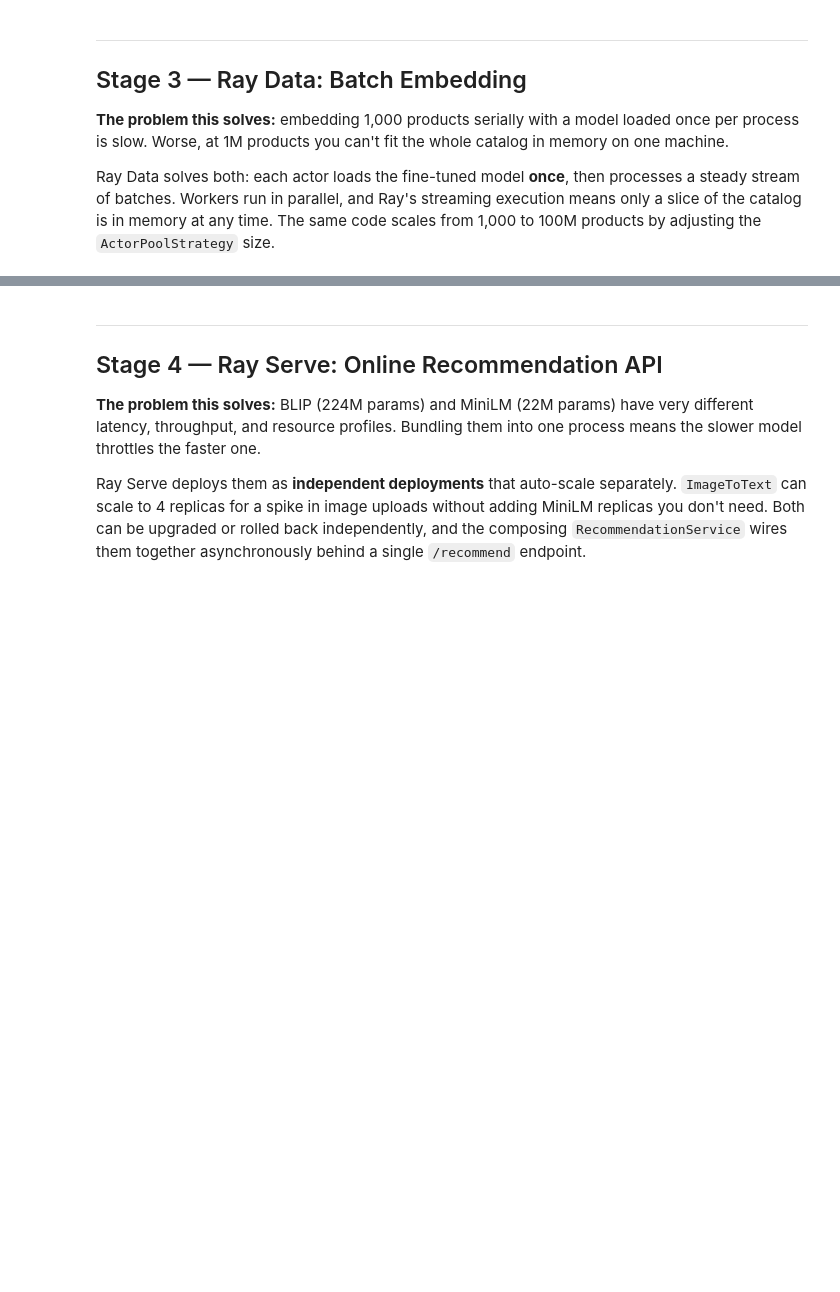
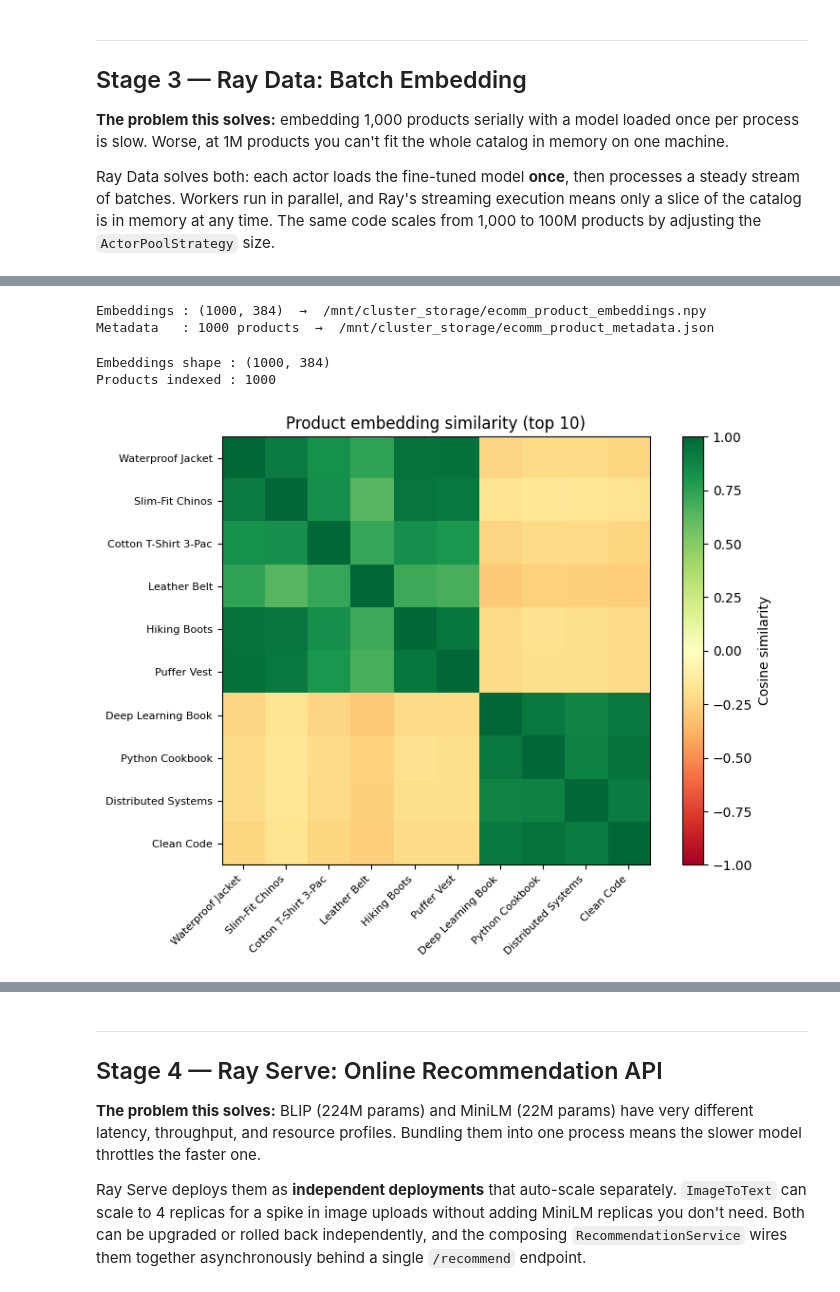
Before and after one commit to anyscale/herodemo, a Jupyter notebook: notebook.ipynb, the cells around one changed output, grey strips where cells are left out. Saved outputs shown, nothing was run; the diff lists cells and outputs as text; code cells hidden in the pictures; blank space fills up the shorter version.

```diff
--- a/notebook.ipynb
+++ b/notebook.ipynb
@@ -111,8 +124,16 @@ MODEL_OUTPUT_DIR = (
     if _USE_SHARED
     else os.path.join(_HERE, "models", "embedding_model")
 )
-EMBEDDINGS_PATH = os.path.join(_HERE, "models", "product_embeddings.npy")
-METADATA_PATH = os.path.join(_HERE, "models", "product_metadata.json")
+EMBEDDINGS_PATH = (
+    os.path.join(_CLUSTER_STORAGE, "ecomm_product_embeddings.npy")
+    if _USE_SHARED
+    else os.path.join(_HERE, "models", "product_embeddings.npy")
+)
+METADATA_PATH = (
+    os.path.join(_CLUSTER_STORAGE, "ecomm_product_metadata.json")
+    if _USE_SHARED
+    else os.path.join(_HERE, "models", "product_metadata.json")
+)
 TRAIN_RESULT_DIR = (
     os.path.join(_CLUSTER_STORAGE, "ecomm_ray_train_results")
     if _USE_SHARED
@@ -120,4 +141,6 @@ TRAIN_RESULT_DIR = (
 )
 
 print(f"MODEL_OUTPUT_DIR : {MODEL_OUTPUT_DIR}")
+print(f"EMBEDDINGS_PATH  : {EMBEDDINGS_PATH}")
+print(f"METADATA_PATH    : {METADATA_PATH}")
 print(f"TRAIN_RESULT_DIR : {TRAIN_RESULT_DIR}")
@@ -237,17 +282,24 @@ with open(METADATA_PATH, "w") as f:
 
 print(f"Embeddings : {embeddings.shape}  →  {EMBEDDINGS_PATH}")
 print(f"Metadata   : {len(metadata)} products  →  {METADATA_PATH}")
+# %% [output]
+Embeddings : (1000, 384)  →  /mnt/cluster_storage/ecomm_product_embeddings.npy
+Metadata   : 1000 products  →  /mnt/cluster_storage/ecomm_product_metadata.json
 # %%
 from utils.viz import plot_similarity_heatmap
 
-embeddings = np.load("models/product_embeddings.npy")
-with open("models/product_metadata.json") as f:
+embeddings = np.load(EMBEDDINGS_PATH)
+with open(METADATA_PATH) as f:
     metadata = json.load(f)
 
 print(f"Embeddings shape : {embeddings.shape}")
 print(f"Products indexed : {len(metadata)}")
 
 plot_similarity_heatmap(embeddings, [m["name"] for m in metadata])
+# %% [output]
+Embeddings shape : (1000, 384)
+Products indexed : 1000
+[figure, added]
 # %%
 import importlib
 
```
Also changed, not shown: parts of 17 cells of this notebook.
